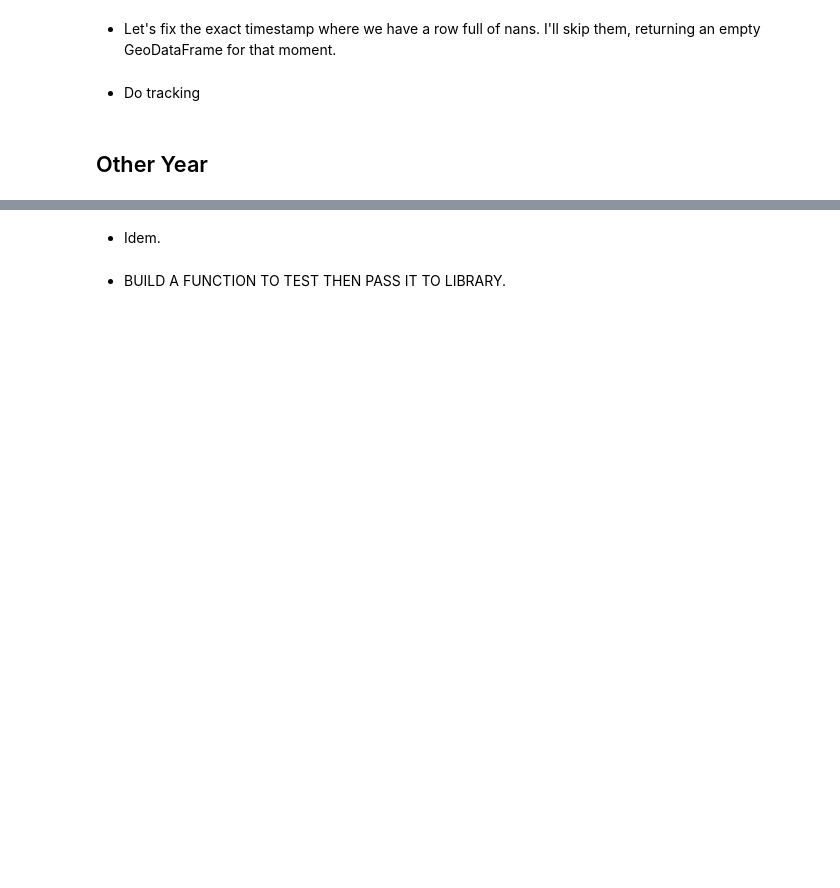
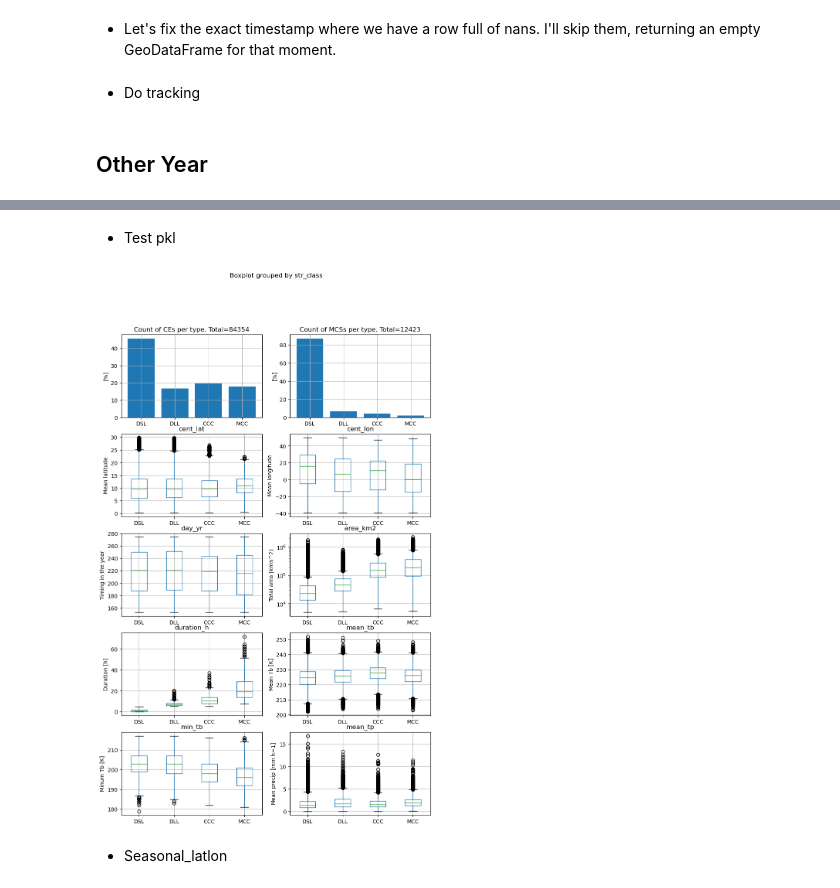
Before and after one commit to alahviera-collab/TAMS_detecting, a Jupyter notebook: tams_data.ipynb, the cells around one changed output, grey strips where cells are left out. Cells and saved outputs as stored; diff of their text form; code cells hidden in the pictures; blank space fills up the shorter version.

```diff
--- a/tams_data.ipynb
+++ b/tams_data.ipynb
@@ -73,24 +100,14 @@ ce_clasI = tams.classify(ces_T)
 # %% [markdown]
 ## Other Year
 # %%
-root = "./"
+root = "./TFM/observations"
+
 pr_pre = "precipitation_IMERG_2024_WA" # This can be changed to match the data and resolution.
-data_path_pr = f"{root}TFM/{pr_pre}_0.25x0.25.nc"
+tp_file = f"{pr_pre}_0.25x0.25.nc"
 
 temp_pre = "tb_merg_2024_WA" # This can be changed to match the data and resolution.
-data_path_temp = f"{root}TFM/{temp_pre}_0.25x0.25.nc"
+tb_file = f"{temp_pre}_0.25x0.25.nc"
 
-CHUNK_T = 96
-
-pr_data = (
-    xr.open_dataset(data_path_pr,   chunks={"time": CHUNK_T, "lat": -1, "lon": -1})
-      .transpose("time", "lat", "lon")
-      .rename({"precipitation": "pr"})
-)
-temp_data = (
-    xr.open_dataset(data_path_temp, chunks={"time": CHUNK_T, "lat": -1, "lon": -1})
-      .rename({"Tb": "ctt"})
-)
-tbI = temp_data["ctt"]#.dropna(dim='time', how='all')
-tp  = pr_data["pr"]
+tp, tbI = af2.open_pr_tp(root, tp_file, tb_file)
+ds = xr.Dataset({'tb': tbI, 'tp': tp})
 # %%
@@ -132,4 +168,2 @@ cesI_c.groupby(["mcs_id", "mcs_class"], observed=True)
-# %% [markdown]
-- Idem.
 # %%
 ce_clasI = tams.classify(ces_T)
@@ -138,2 +170,14 @@ ce_clas_i = tams.classify(ces_t)
+# %% [markdown]
+- Test pkl
+# %%
+def load_classified(filename: str, root: str = "./TFM/pkl_sets") -> gpd.GeoDataFrame:
+    """Load a classified GeoDataFrame from a pickle file."""
+    filepath = os.path.join(root, f"{filename}.pkl")
+    with open(filepath, "rb") as f:
+        return pkl.load(f)
+
+ce_claI_p = load_classified("cesC_2024_01")
 # %%
-af2.dibujoMCS(ce_clasI)
+af2.dibujoMCS(ce_claI_p)
+# %% [output]
+[figure, added]
@@ -157,3 +184,3 @@ ce_ex
 # %% [markdown]
-- BUILD A FUNCTION TO TEST THEN PASS IT TO LIBRARY.
+- Seasonal_latlon
 # %%
```
Also changed, not shown: parts of 17 cells of this notebook, 10 other files.
